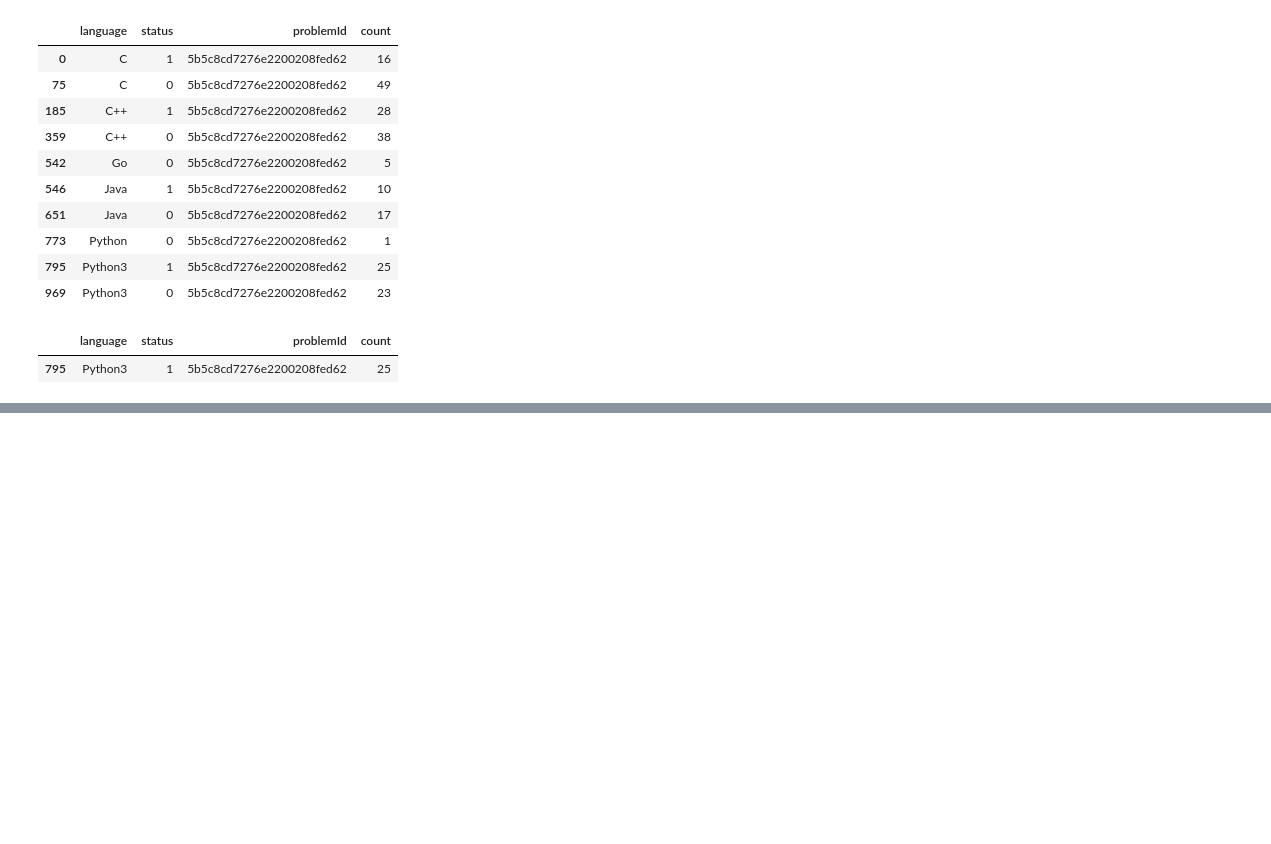
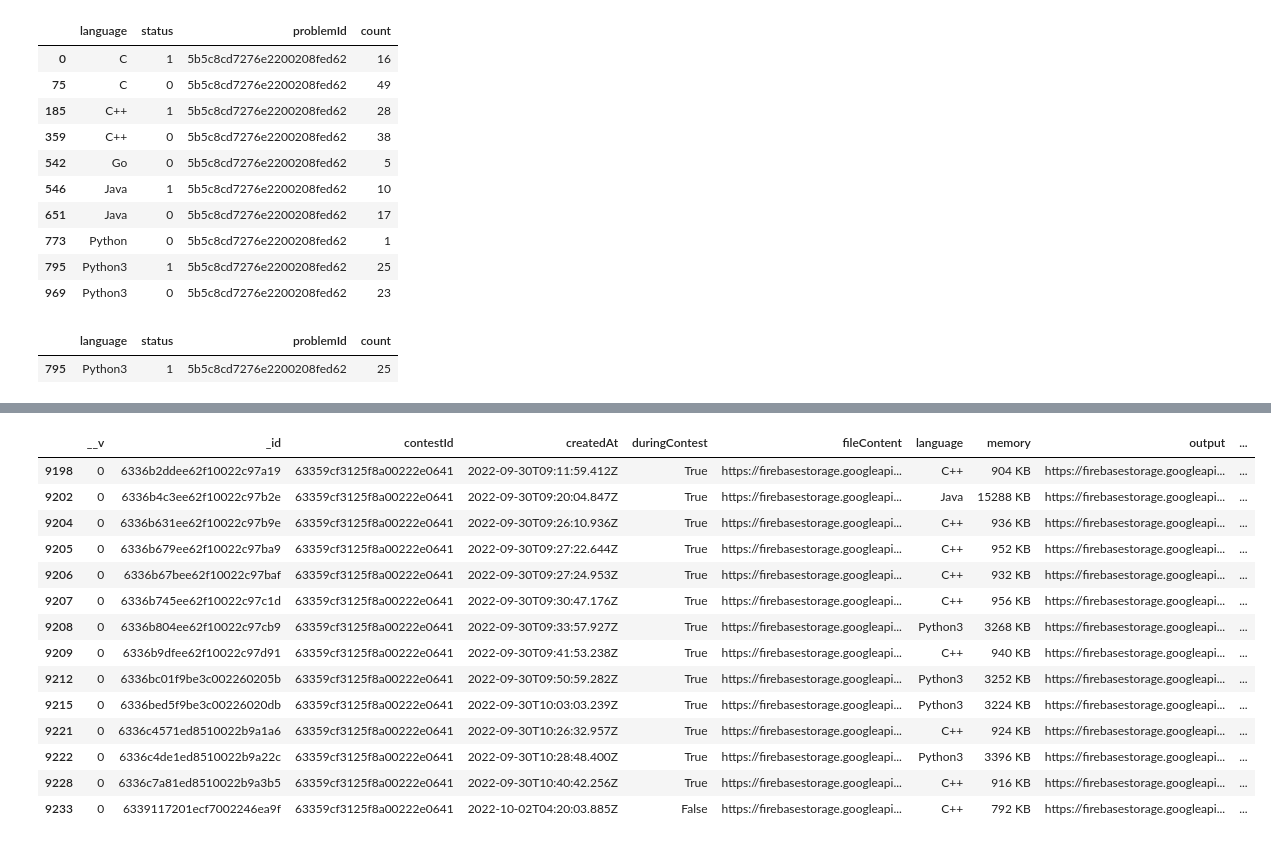
Before and after one commit to siesgstarena/synapse, a Jupyter notebook: notebooks/EDA/preprocessing.ipynb, the cells around one changed output, grey strips where cells are left out. Drawn from its saved outputs; the diff is of its cells as text; code cells hidden in the pictures; blank space fills up the shorter version.

```diff
--- a/notebooks/EDA/preprocessing.ipynb
+++ b/notebooks/EDA/preprocessing.ipynb
@@ -482,0 +639,18 @@ group_language[(group_language.problemId == '5b5c8cd7276e2200208fed62') & (group
+# %%
+submission_df[submission_df.problemId == '6336ad26ee62f10022c977c2']
+# %% [output]
+|  | __v | _id | contestId | createdAt | duringContest | fileContent | language | memory | output | ... |
+| 9198 | 0 | 6336b2ddee62f10022c97a19 | 63359cf3125f8a00222e0641 | 2022-09-30T09:11:59.412Z | True | https://firebasestorage.googleapi... | C++ | 904 KB | https://firebasestorage.googleapi... | ... |
+| 9202 | 0 | 6336b4c3ee62f10022c97b2e | 63359cf3125f8a00222e0641 | 2022-09-30T09:20:04.847Z | True | https://firebasestorage.googleapi... | Java | 15288 KB | https://firebasestorage.googleapi... | ... |
+| 9204 | 0 | 6336b631ee62f10022c97b9e | 63359cf3125f8a00222e0641 | 2022-09-30T09:26:10.936Z | True | https://firebasestorage.googleapi... | C++ | 936 KB | https://firebasestorage.googleapi... | ... |
+| 9205 | 0 | 6336b679ee62f10022c97ba9 | 63359cf3125f8a00222e0641 | 2022-09-30T09:27:22.644Z | True | https://firebasestorage.googleapi... | C++ | 952 KB | https://firebasestorage.googleapi... | ... |
+| 9206 | 0 | 6336b67bee62f10022c97baf | 63359cf3125f8a00222e0641 | 2022-09-30T09:27:24.953Z | True | https://firebasestorage.googleapi... | C++ | 932 KB | https://firebasestorage.googleapi... | ... |
+| 9207 | 0 | 6336b745ee62f10022c97c1d | 63359cf3125f8a00222e0641 | 2022-09-30T09:30:47.176Z | True | https://firebasestorage.googleapi... | C++ | 956 KB | https://firebasestorage.googleapi... | ... |
+| 9208 | 0 | 6336b804ee62f10022c97cb9 | 63359cf3125f8a00222e0641 | 2022-09-30T09:33:57.927Z | True | https://firebasestorage.googleapi... | Python3 | 3268 KB | https://firebasestorage.googleapi... | ... |
+| 9209 | 0 | 6336b9dfee62f10022c97d91 | 63359cf3125f8a00222e0641 | 2022-09-30T09:41:53.238Z | True | https://firebasestorage.googleapi... | C++ | 940 KB | https://firebasestorage.googleapi... | ... |
+| 9212 | 0 | 6336bc01f9be3c002260205b | 63359cf3125f8a00222e0641 | 2022-09-30T09:50:59.282Z | True | https://firebasestorage.googleapi... | Python3 | 3252 KB | https://firebasestorage.googleapi... | ... |
+| 9215 | 0 | 6336bed5f9be3c00226020db | 63359cf3125f8a00222e0641 | 2022-09-30T10:03:03.239Z | True | https://firebasestorage.googleapi... | Python3 | 3224 KB | https://firebasestorage.googleapi... | ... |
+| 9221 | 0 | 6336c4571ed8510022b9a1a6 | 63359cf3125f8a00222e0641 | 2022-09-30T10:26:32.957Z | True | https://firebasestorage.googleapi... | C++ | 924 KB | https://firebasestorage.googleapi... | ... |
+| 9222 | 0 | 6336c4de1ed8510022b9a22c | 63359cf3125f8a00222e0641 | 2022-09-30T10:28:48.400Z | True | https://firebasestorage.googleapi... | Python3 | 3396 KB | https://firebasestorage.googleapi... | ... |
+| 9228 | 0 | 6336c7a81ed8510022b9a3b5 | 63359cf3125f8a00222e0641 | 2022-09-30T10:40:42.256Z | True | https://firebasestorage.googleapi... | C++ | 916 KB | https://firebasestorage.googleapi... | ... |
+| 9233 | 0 | 6339117201ecf7002246ea9f | 63359cf3125f8a00222e0641 | 2022-10-02T04:20:03.885Z | False | https://firebasestorage.googleapi... | C++ | 792 KB | https://firebasestorage.googleapi... | ... |
```
Also changed, not shown: parts of 21 cells of this notebook, 3 other files.
